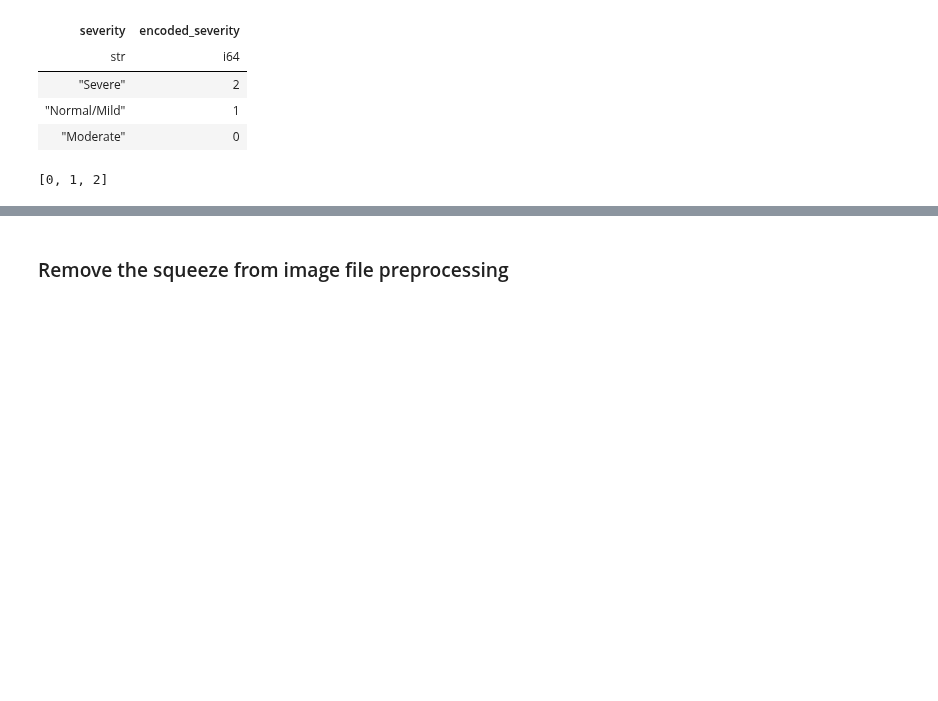
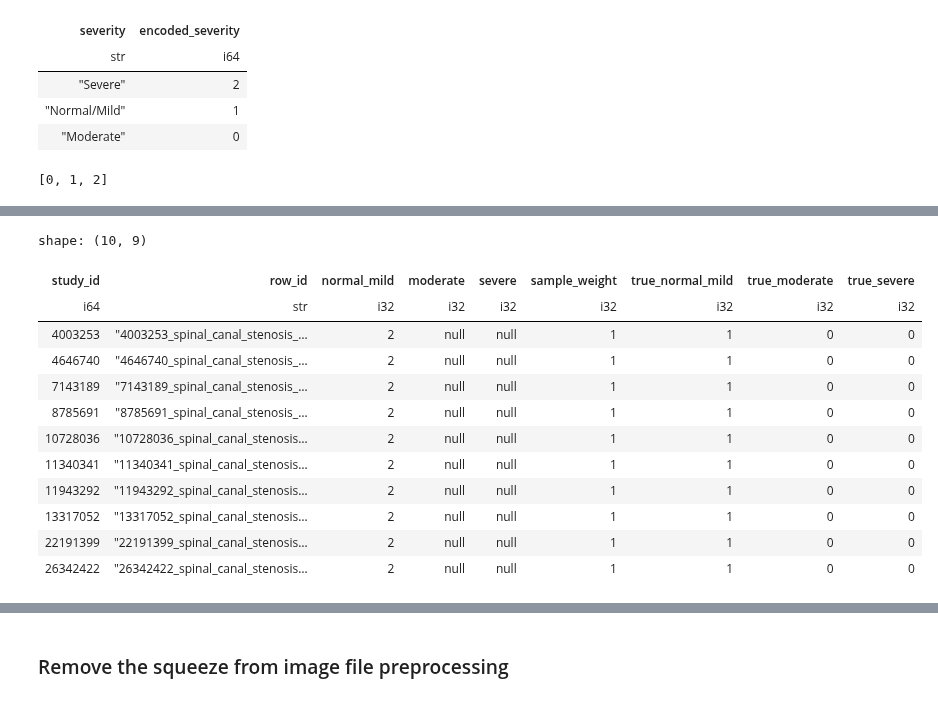
Before and after one commit to sumaniitm/RSNA-2024-Lumbar-Spine-Degenerative-Classification, a Jupyter notebook: feature-extraction-rsna2024-sumaniitm.ipynb, the cells around one changed output, grey strips where cells are left out. Saved outputs shown, nothing was run; the diff lists cells and outputs as text; code cells hidden in the pictures; blank space fills up the shorter version.

```diff
--- a/feature-extraction-rsna2024-sumaniitm.ipynb
+++ b/feature-extraction-rsna2024-sumaniitm.ipynb
@@ -431,0 +352,4 @@ shape: (10, 4)
+# %%
+temp = train_studies_metadata_df_up\
+.select([pl.col('study_id'), pl.col('row_id'), pl.col('encoded_severity'), pl.col('severity'), pl.col('sample_weight')])
+temp.head(10)
@@ -431,0 +370,8 @@ shape: (10, 4)
+# %%
+train_studies_metadata_df_final = temp.pivot("severity", index=["study_id","row_id"], values="encoded_severity")
+#.select([pl.col('study_id'), pl.col('row_id'), pl.col('encoded_severity'), pl.col('severity')])\
+#.pivot("severity", index=["study_id","row_id"], values="encoded_severity")
+
+train_studies_metadata_df_final.columns = ['study_id', 'row_id', 'normal_mild', 'moderate', 'severe']
+
+train_studies_metadata_df_final.head(10)
@@ -431,0 +392,4 @@ shape: (10, 4)
+# %%
+train_studies_metadata_df_final_2 = train_studies_metadata_df_final.join(temp, on=["study_id","row_id"], how="inner")
+#train_studies_metadata_df_final.columns = ['study_id', 'row_id', 'normal_mild', 'moderate', 'severe', 'sample_weight']
+train_studies_metadata_df_final_2.head(10)
@@ -431,0 +410,24 @@ shape: (10, 4)
+# %%
+train_studies_metadata_df_final_2 = train_studies_metadata_df_final_2.drop(['encoded_severity', 'severity'])
+# %%
+train_studies_metadata_df_final_2 = train_studies_metadata_df_final_2.with_columns([
+    pl.when(pl.col('normal_mild').is_not_null()).then(1).otherwise(0).alias('true_normal_mild'),
+    pl.when(pl.col('moderate').is_not_null()).then(1).otherwise(0).alias('true_moderate'),
+    pl.when(pl.col('severe').is_not_null()).then(1).otherwise(0).alias('true_severe'),
+])
+
+train_studies_metadata_df_final_2.head(10)
+# %% [output]
+shape: (10, 9)
+| study_id | row_id | normal_mild | moderate | severe | sample_weight | true_normal_mild | true_moderate | true_severe |
+| i64 | str | i32 | i32 | i32 | i32 | i32 | i32 | i32 |
+| 4003253 | "4003253_spinal_canal_stenosis_… | 2 | null | null | 1 | 1 | 0 | 0 |
+| 4646740 | "4646740_spinal_canal_stenosis_… | 2 | null | null | 1 | 1 | 0 | 0 |
+| 7143189 | "7143189_spinal_canal_stenosis_… | 2 | null | null | 1 | 1 | 0 | 0 |
+| 8785691 | "8785691_spinal_canal_stenosis_… | 2 | null | null | 1 | 1 | 0 | 0 |
+| 10728036 | "10728036_spinal_canal_stenosis… | 2 | null | null | 1 | 1 | 0 | 0 |
+| 11340341 | "11340341_spinal_canal_stenosis… | 2 | null | null | 1 | 1 | 0 | 0 |
+| 11943292 | "11943292_spinal_canal_stenosis… | 2 | null | null | 1 | 1 | 0 | 0 |
+| 13317052 | "13317052_spinal_canal_stenosis… | 2 | null | null | 1 | 1 | 0 | 0 |
+| 22191399 | "22191399_spinal_canal_stenosis… | 2 | null | null | 1 | 1 | 0 | 0 |
+| 26342422 | "26342422_spinal_canal_stenosis… | 2 | null | null | 1 | 1 | 0 | 0 |
```
Also changed, not shown: parts of 41 cells of this notebook.
